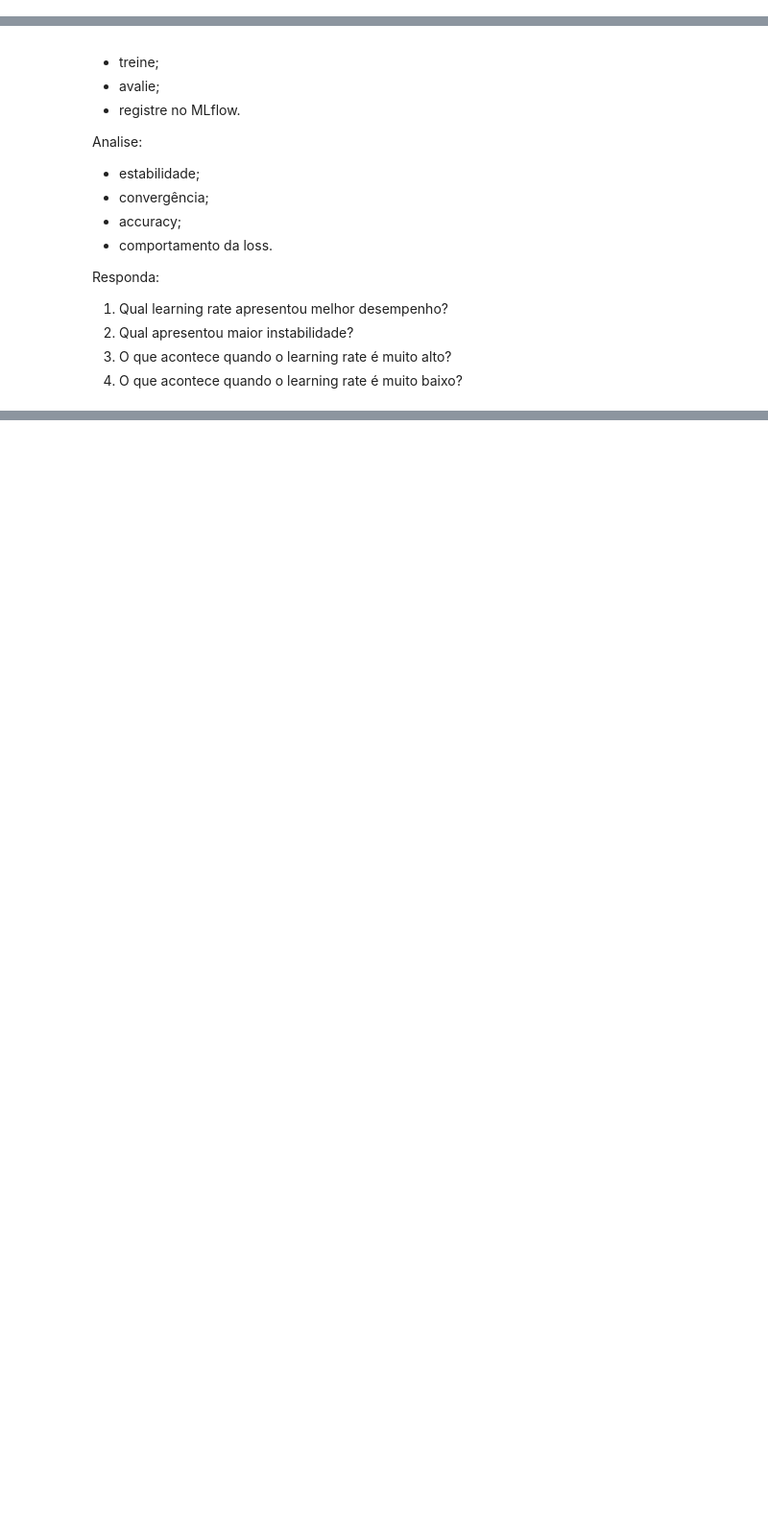
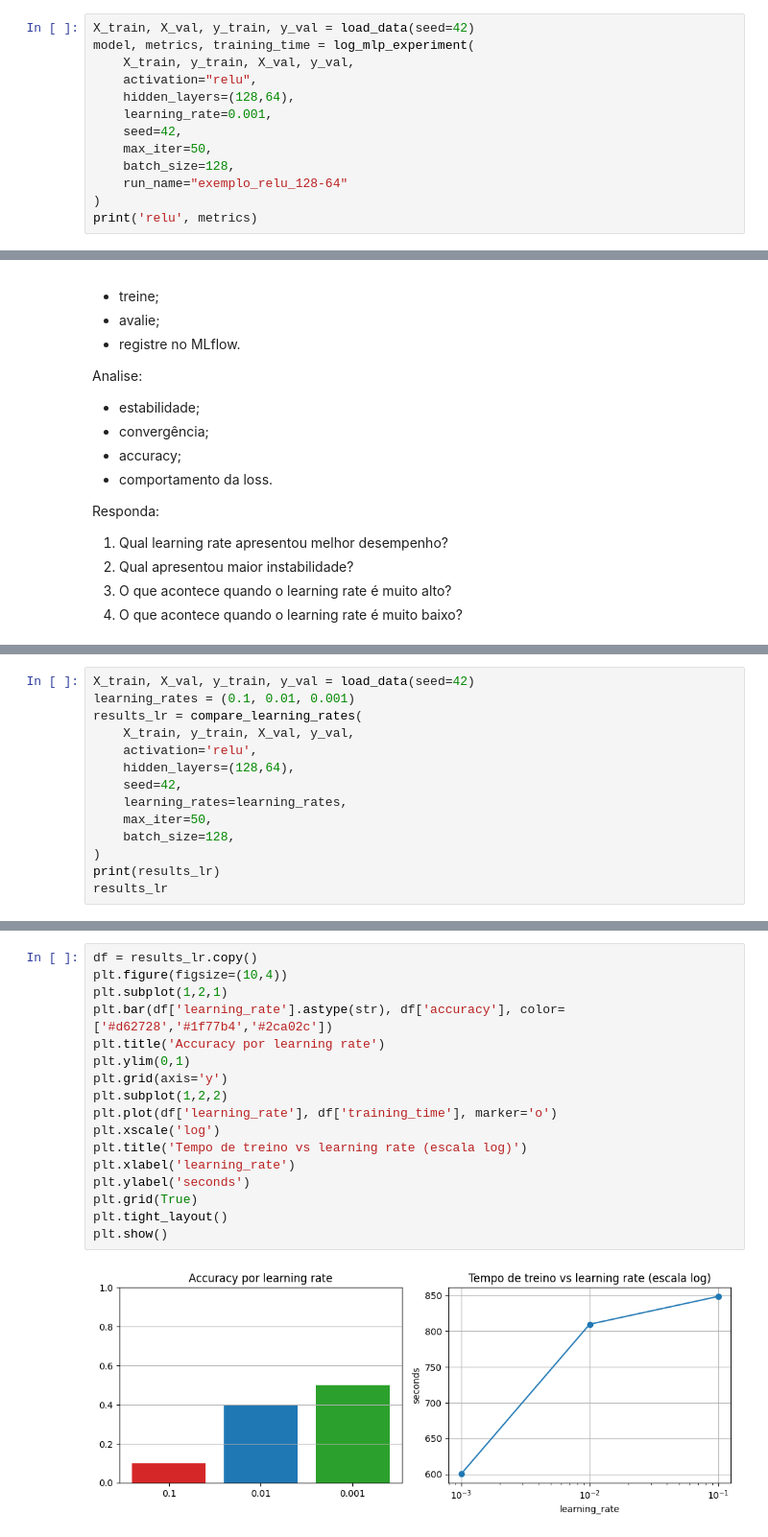
Before and after one commit to ddefbcourses/atividade-04-deep-learning-i-Pandor4b, a Jupyter notebook: notebooks/assignment.ipynb, the cells around one changed output, grey strips where cells are left out. Shown at 96% size. Drawn from its saved outputs; the diff is of its cells as text; blank space fills up the shorter version.

```diff
--- a/notebooks/assignment.ipynb
+++ b/notebooks/assignment.ipynb
@@ -286,0 +321,13 @@ Responda:
+# %%
+X_train, X_val, y_train, y_val = load_data(seed=42)
+model, metrics, training_time = log_mlp_experiment(
+    X_train, y_train, X_val, y_val,
+    activation="relu",
+    hidden_layers=(128,64),
+    learning_rate=0.001,
+    seed=42,
+    max_iter=50,
+    batch_size=128,
+    run_name="exemplo_relu_128-64"
+)
+print('relu', metrics)
@@ -402,0 +743,14 @@ Responda:
+# %%
+X_train, X_val, y_train, y_val = load_data(seed=42)
+learning_rates = (0.1, 0.01, 0.001)
+results_lr = compare_learning_rates(
+    X_train, y_train, X_val, y_val,
+    activation='relu',
+    hidden_layers=(128,64),
+    seed=42,
+    learning_rates=learning_rates,
+    max_iter=50,
+    batch_size=128,
+)
+print(results_lr)
+results_lr
@@ -402,0 +772,19 @@ Responda:
+# %%
+df = results_lr.copy()
+plt.figure(figsize=(10,4))
+plt.subplot(1,2,1)
+plt.bar(df['learning_rate'].astype(str), df['accuracy'], color=['#d62728','#1f77b4','#2ca02c'])
+plt.title('Accuracy por learning rate')
+plt.ylim(0,1)
+plt.grid(axis='y')
+plt.subplot(1,2,2)
+plt.plot(df['learning_rate'], df['training_time'], marker='o')
+plt.xscale('log')
+plt.title('Tempo de treino vs learning rate (escala log)')
+plt.xlabel('learning_rate')
+plt.ylabel('seconds')
+plt.grid(True)
+plt.tight_layout()
+plt.show()
+# %% [output]
+[figure, added]
```
Also changed, not shown: parts of 38 cells of this notebook.
